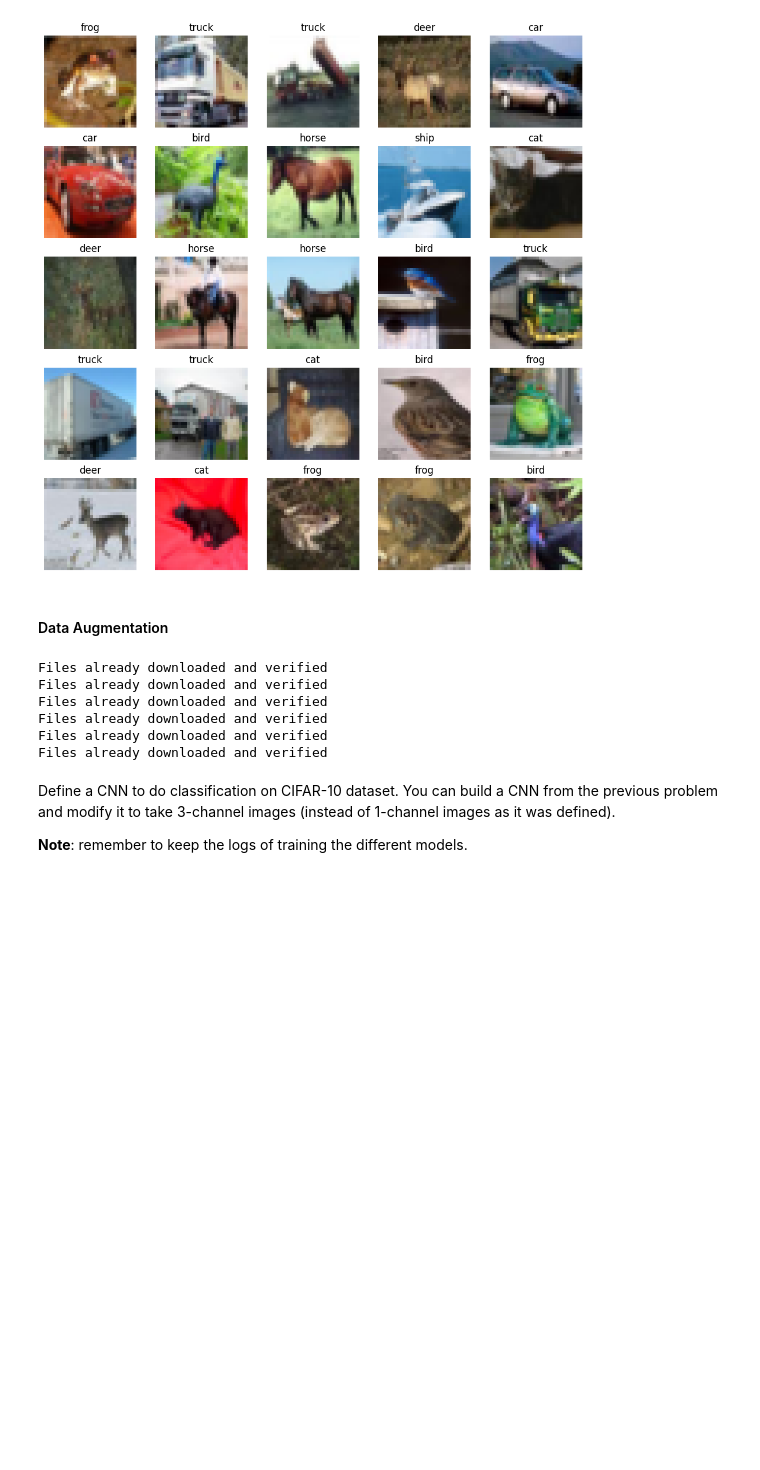
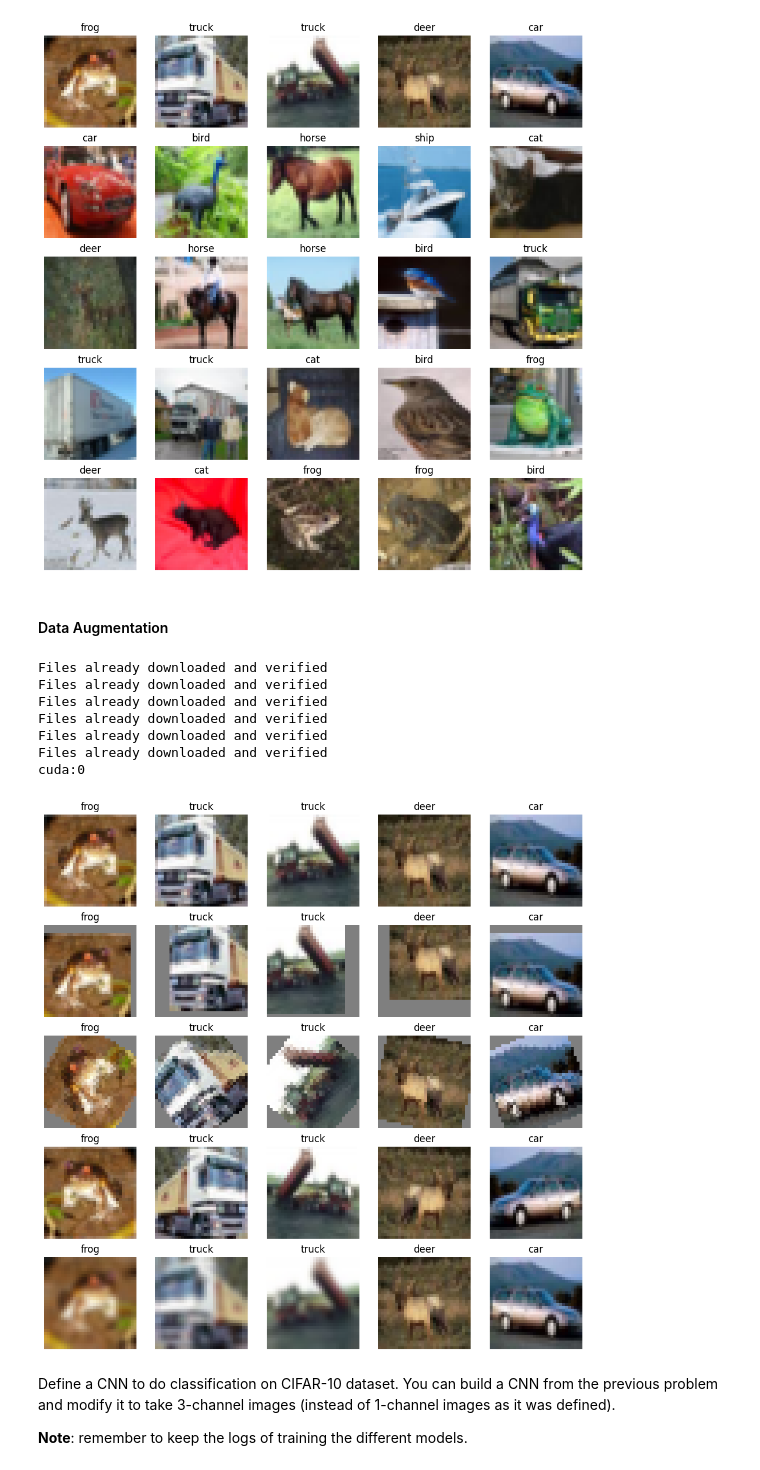
Before and after one commit to jaidonlybbert/EEP596, a Jupyter notebook: HW2/HW2.ipynb, the cells around one changed output. Saved outputs shown, nothing was run; the diff lists cells and outputs as text; code cells hidden in the pictures; blank space fills up the shorter version.

```diff
--- a/HW2/HW2.ipynb
+++ b/HW2/HW2.ipynb
@@ -580,28 +544,28 @@ transform1 = transforms.Compose(
 # Shifting: randomly shift the images up/down and left/right by within 10%.
 transform2 = transforms.Compose(
     [
-        transforms.ToTensor(),
-        transforms.RandomAffine(0, (0.1, 0.1))
+        transform1,
+        transforms.RandomAffine(0, (0.2, 0.2))
     ])
 
 # Rotating: randomly rotate the images by some angles.
 transform3 = transforms.Compose(
     [
-        transforms.ToTensor(),
-        transforms.RandomAffine(70)
+        transform1,
+        transforms.RandomAffine(60)
     ])
 
 # Flipping: horizontally flip the images.
 transform4 = transforms.Compose(
     [
-        transforms.ToTensor(),
+        transform1,
         transforms.RandomHorizontalFlip(1.0)
     ])
 
 # Adding Noise: randomly add some small Gaussian noise to the images.
 transform5 = transforms.Compose(
     [
-        transforms.ToTensor(),
+        transform1,
         transforms.GaussianBlur(3)
     ]
 )
@@ -614,6 +578,9 @@ for t in transform_list:
 cifar_train_dataset = ConcatDataset(augmented_dataset)
 cifar10_testset = datasets.CIFAR10(root='./data/', train=False, download=True, transform=transform1)
 cifar_test_loader = DataLoader(cifar10_testset, batch_size=128, shuffle=False)
+
+device = torch.device("cuda:0" if torch.cuda.is_available() else "cpu")
+print(device)
 # %% [output]
 Files already downloaded and verified
 Files already downloaded and verified
@@ -621,6 +588,18 @@ Files already downloaded and verified
 Files already downloaded and verified
 Files already downloaded and verified
 Files already downloaded and verified
+cuda:0
+# %%
+# Visualize augmented data
+fig, axs = plt.subplots(5, 5, figsize = (12, 12))
+
+# loop through subplots and add mnist images
+for i, ax in enumerate(axs.flat):
+  ax.imshow(cifar_imshow(augmented_dataset[int(i/5)][i%5][0]))
+  ax.axis('off')
+  ax.set_title(f'{classes[augmented_dataset[int(i/5)][i%5][1]]}')
+# %% [output]
+[figure, added]
 # %% [markdown]
 Define a CNN to do classification on CIFAR-10 dataset. You can build a CNN from the previous problem and modify it to take 3-channel images (instead of 1-channel images as it was defined).
 
```
Also changed, not shown: parts of 13 cells of this notebook.
